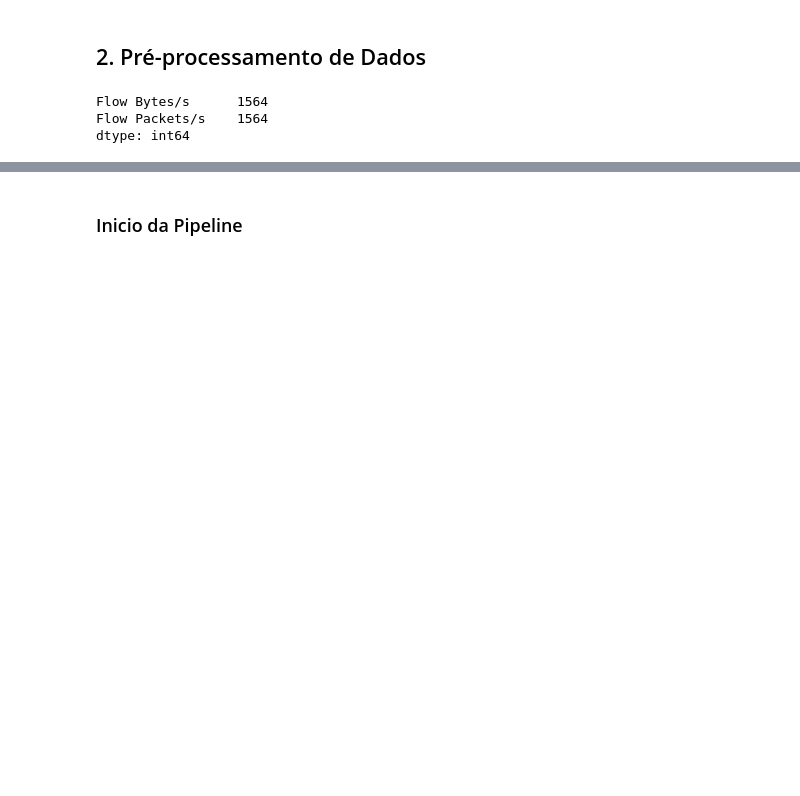
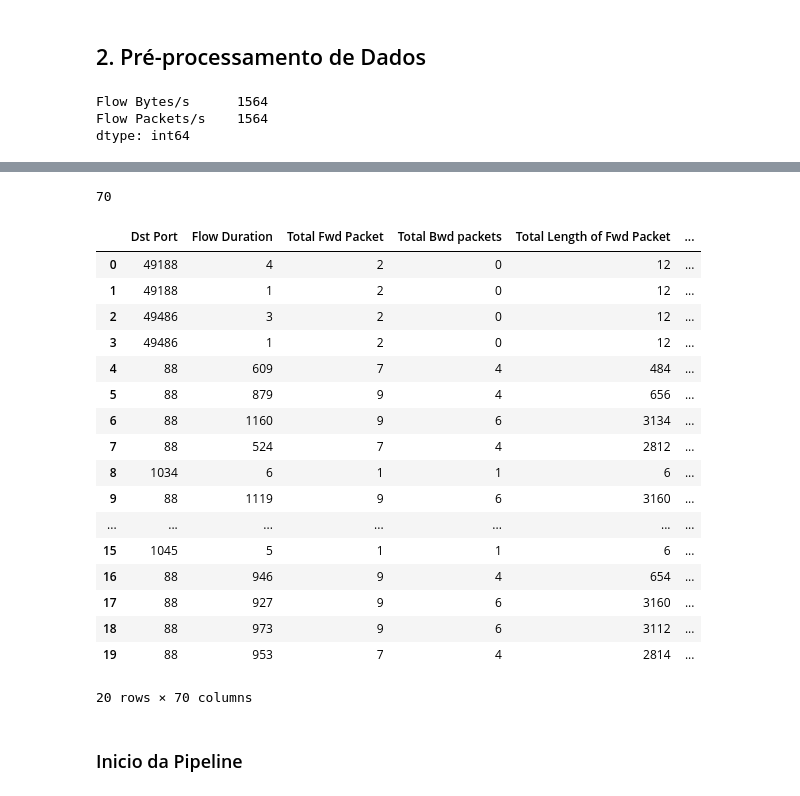
Before and after one commit to lucasouzamil/Intrusion-Detection-CICIDS2017, a Jupyter notebook: lucasfsl-CIC-IDS2017.ipynb, the cells around one changed output, grey strips where cells are left out. Saved outputs shown, nothing was run; the diff lists cells and outputs as text; code cells hidden in the pictures; blank space fills up the shorter version.

```diff
--- a/lucasfsl-CIC-IDS2017.ipynb
+++ b/lucasfsl-CIC-IDS2017.ipynb
@@ -324,2 +239,27 @@ data.head(10)
+# %%
+len(data.columns)
+# %% [output]
+70
+# %%
+data.head(20)
+# %% [output]
+|  | Dst Port | Flow Duration | Total Fwd Packet | Total Bwd packets | Total Length of Fwd Packet | ... |
+| 0 | 49188 | 4 | 2 | 0 | 12 | ... |
+| 1 | 49188 | 1 | 2 | 0 | 12 | ... |
+| 2 | 49486 | 3 | 2 | 0 | 12 | ... |
+| 3 | 49486 | 1 | 2 | 0 | 12 | ... |
+| 4 | 88 | 609 | 7 | 4 | 484 | ... |
+| 5 | 88 | 879 | 9 | 4 | 656 | ... |
+| 6 | 88 | 1160 | 9 | 6 | 3134 | ... |
+| 7 | 88 | 524 | 7 | 4 | 2812 | ... |
+| 8 | 1034 | 6 | 1 | 1 | 6 | ... |
+| 9 | 88 | 1119 | 9 | 6 | 3160 | ... |
+| ... | ... | ... | ... | ... | ... | ... |
+| 15 | 1045 | 5 | 1 | 1 | 6 | ... |
+| 16 | 88 | 946 | 9 | 4 | 654 | ... |
+| 17 | 88 | 927 | 9 | 6 | 3160 | ... |
+| 18 | 88 | 973 | 9 | 6 | 3112 | ... |
+| 19 | 88 | 953 | 7 | 4 | 2814 | ... |
+20 rows × 70 columns
 # %%
 # Salva uma demo com apenas 20 amostras
```
Also changed, not shown: parts of 18 cells of this notebook, 9 other files.
